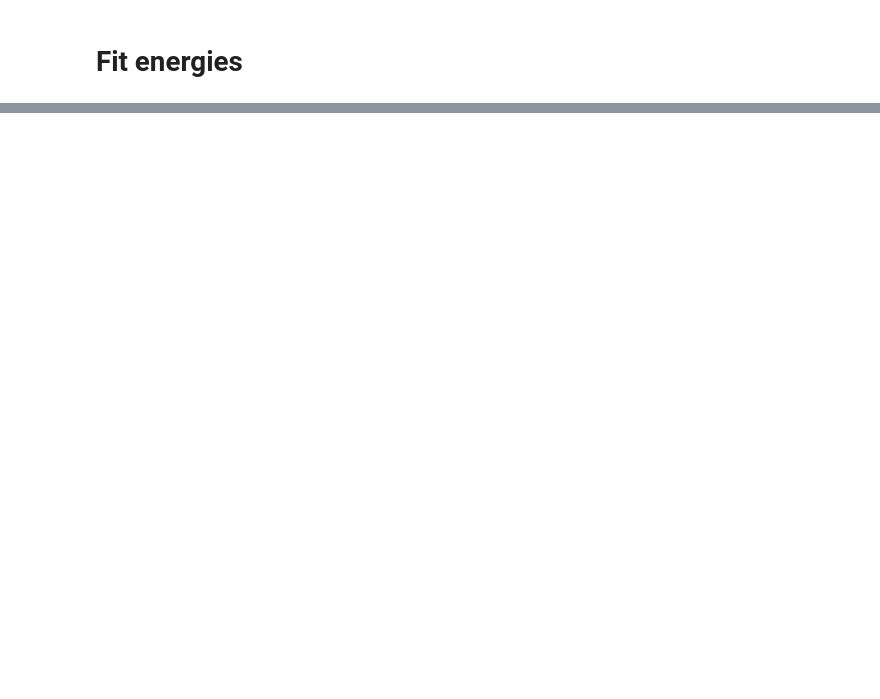
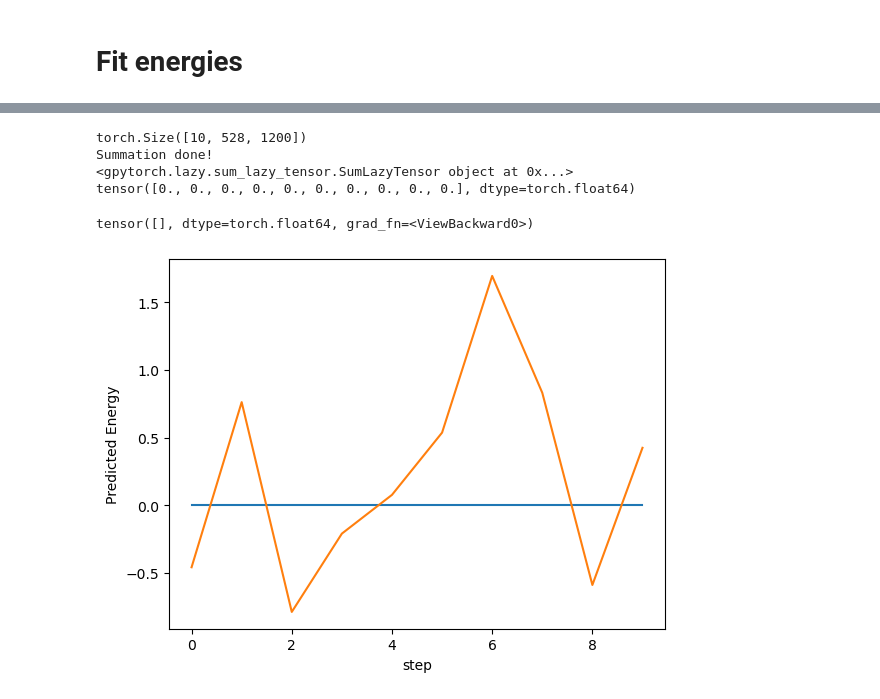
Before and after one commit to tsitsvero/rotor-gp, a Jupyter notebook: code/fit_energies.ipynb, the cells around one changed output, grey strips where cells are left out. Saved outputs shown, nothing was run; the diff lists cells and outputs as text; code cells hidden in the pictures; blank space fills up the shorter version.

Commit message:
many new trainings within notebooks

```diff
--- a/code/fit_energies.ipynb
+++ b/code/fit_energies.ipynb
@@ -156,14 +155,16 @@ import torch
 
 X_np_batched_stacked = X_np_batched.reshape(-1, X_np_batched.shape[-1]*X_np_batched.shape[-2])
 
-train_X = torch.tensor(X_np_batched_stacked)
+train_X = torch.tensor(X_np_batched)
 # train_X = train_X.sum(axis=1)
 train_Y = torch.tensor(E_np_batched_no_mean)
 
 
 
-test_X = train_X[0::1]
-test_Y = train_Y[0::1]
+test_X = train_X[0::100]
+test_Y = train_Y[0::100]
 
 train_X = train_X[0::25]
 train_Y = train_Y[0::25]
+
+print(train_X.shape)
@@ -288,23 +374,38 @@ print("Final loss: ", loss)
+# %%
+
+pred = likelihood(model.forward(test_X)).mean
+print(pred)
+# %% [output]
+torch.Size([10, 528, 1200])
+Summation done!
+<gpytorch.lazy.sum_lazy_tensor.SumLazyTensor object at 0x...>
+tensor([0., 0., 0., 0., 0., 0., 0., 0., 0., 0.], dtype=torch.float64)
+# %%
+pred.mean
+# %% [output]
+tensor([], dtype=torch.float64, grad_fn=<ViewBackward0>)
 # %%
 # Get into evaluation (predictive posterior) mode
 model.eval()
 likelihood.eval()
 
 test_x = test_X
 
 # Test points are regularly spaced along [0,1]
 # Make predictions by feeding model through likelihood
 with torch.no_grad(), gpytorch.settings.fast_pred_var():
 #     test_x = torch.linspace(0, 1, 51)
-    observed_pred = likelihood(model(test_x))
+    observed_pred = likelihood(model.forward(test_x))
 
 
 import matplotlib.pyplot as plt
 
 plt.plot(observed_pred.mean)
 plt.plot(test_Y)
 plt.xlabel('step')
 plt.ylabel('Predicted Energy')
 plt.show()
 
 # error = observed_pred.mean() - np.array(test_Y)
+# %% [output]
+[figure, added]
```
Also changed, not shown: parts of 15 cells of this notebook, 7 other files.
